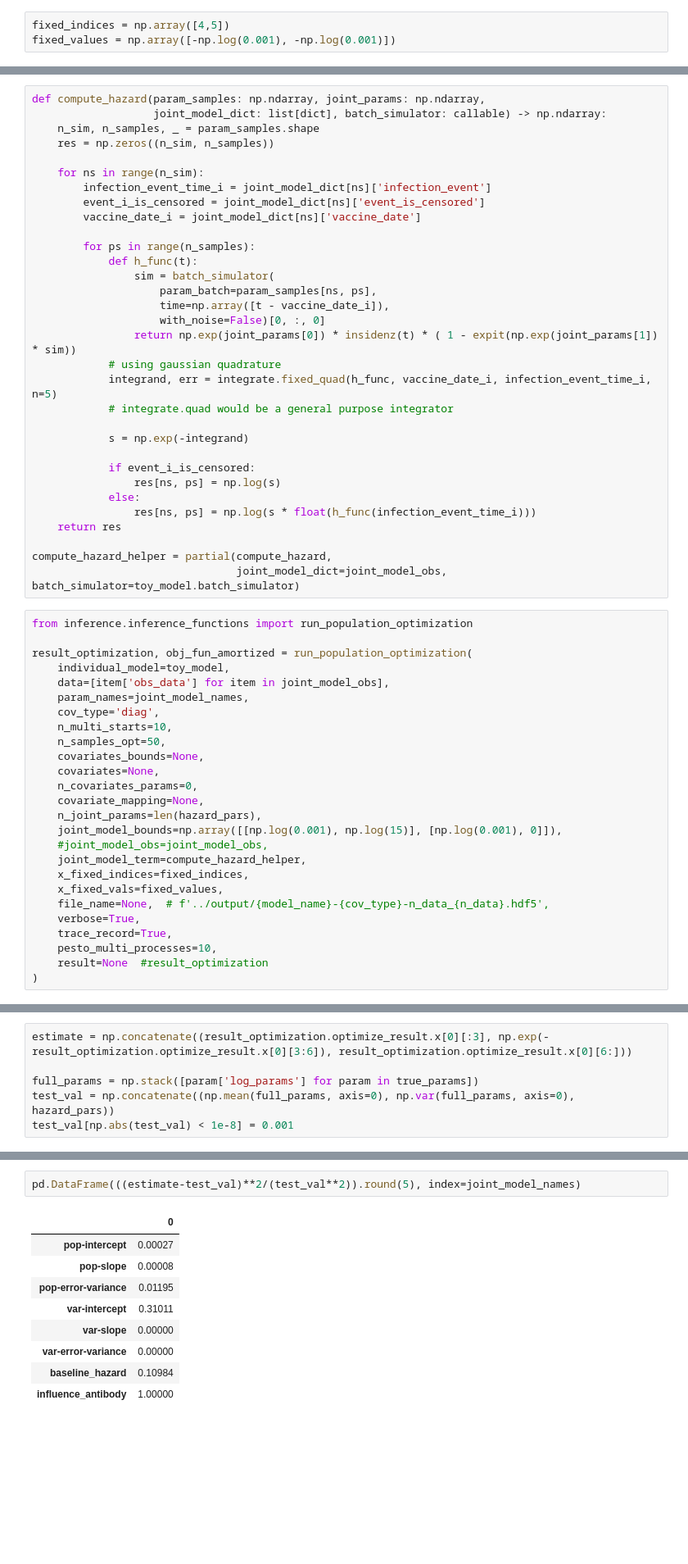
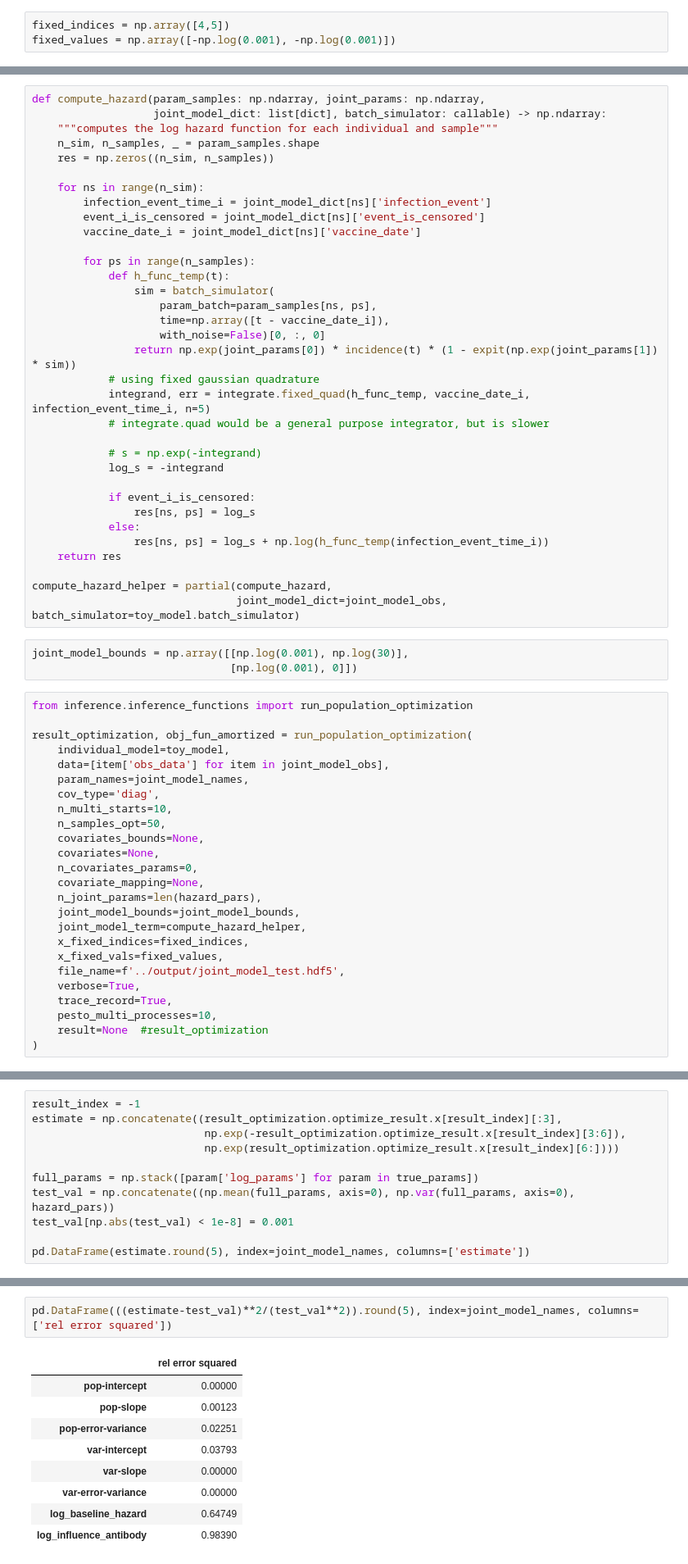
Before and after one commit to arrjon/Amortized-NLME-Models, a Jupyter notebook: Experiments/Amortized Joint Model.ipynb, the cells around one changed output, grey strips where cells are left out. Shown: that part at 82% size. Cells and saved outputs as stored; diff of their text form; blank space fills up the shorter version.

```diff
--- a/Experiments/Amortized Joint Model.ipynb
+++ b/Experiments/Amortized Joint Model.ipynb
@@ -269,6 +315,7 @@ def log_hazard_term(evet_time_i, event_i_is_censored, hazard_pars, log_mixed_par
 # %%
 def compute_hazard(param_samples: np.ndarray, joint_params: np.ndarray,
                    joint_model_dict: list[dict], batch_simulator: callable) -> np.ndarray:
+    """computes the log hazard function for each individual and sample"""
     n_sim, n_samples, _ = param_samples.shape
     res = np.zeros((n_sim, n_samples))
 
@@ -278,26 +325,30 @@ def compute_hazard(param_samples: np.ndarray, joint_params: np.ndarray,
         vaccine_date_i = joint_model_dict[ns]['vaccine_date']
 
         for ps in range(n_samples):
-            def h_func(t):
+            def h_func_temp(t):
                 sim = batch_simulator(
                     param_batch=param_samples[ns, ps],
                     time=np.array([t - vaccine_date_i]),
                     with_noise=False)[0, :, 0]
-                return np.exp(joint_params[0]) * insidenz(t) * ( 1 - expit(np.exp(joint_params[1]) * sim))
-            # using gaussian quadrature
-            integrand, err = integrate.fixed_quad(h_func, vaccine_date_i, infection_event_time_i, n=5)
-            # integrate.quad would be a general purpose integrator
+                return np.exp(joint_params[0]) * incidence(t) * (1 - expit(np.exp(joint_params[1]) * sim))
+            # using fixed gaussian quadrature
+            integrand, err = integrate.fixed_quad(h_func_temp, vaccine_date_i, infection_event_time_i, n=5)
+            # integrate.quad would be a general purpose integrator, but is slower
 
-            s = np.exp(-integrand)
+            # s = np.exp(-integrand)
+            log_s = -integrand
 
             if event_i_is_censored:
-                res[ns, ps] = np.log(s)
+                res[ns, ps] = log_s
             else:
-                res[ns, ps] = np.log(s * float(h_func(infection_event_time_i)))
+                res[ns, ps] = log_s + np.log(h_func_temp(infection_event_time_i))
     return res
 
 compute_hazard_helper = partial(compute_hazard,
                                 joint_model_dict=joint_model_obs, batch_simulator=toy_model.batch_simulator)
+# %%
+joint_model_bounds = np.array([[np.log(0.001), np.log(30)],
+                               [np.log(0.001), 0]])
 # %%
 from inference.inference_functions import run_population_optimization
 
@@ -313,12 +364,11 @@ result_optimization, obj_fun_amortized = run_population_optimization(
     n_covariates_params=0,
     covariate_mapping=None,
     n_joint_params=len(hazard_pars),
-    joint_model_bounds=np.array([[np.log(0.001), np.log(15)], [np.log(0.001), 0]]),
-    #joint_model_obs=joint_model_obs,
+    joint_model_bounds=joint_model_bounds,
     joint_model_term=compute_hazard_helper,
     x_fixed_indices=fixed_indices,
     x_fixed_vals=fixed_values,
-    file_name=None,  # f'../output/{model_name}-{cov_type}-n_data_{n_data}.hdf5',
+    file_name=f'../output/joint_model_test.hdf5',
     verbose=True,
     trace_record=True,
     pesto_multi_processes=10,
@@ -349,6 +399,11 @@ Warning: The median error estimate is large (0.9497916848568166). Consider incre
 # %%
-estimate = np.concatenate((result_optimization.optimize_result.x[0][:3], np.exp(-result_optimization.optimize_result.x[0][3:6]), result_optimization.optimize_result.x[0][6:]))
+result_index = -1
+estimate = np.concatenate((result_optimization.optimize_result.x[result_index][:3],
+                           np.exp(-result_optimization.optimize_result.x[result_index][3:6]),
+                           np.exp(result_optimization.optimize_result.x[result_index][6:])))
 
 full_params = np.stack([param['log_params'] for param in true_params])
 test_val = np.concatenate((np.mean(full_params, axis=0), np.var(full_params, axis=0), hazard_pars))
 test_val[np.abs(test_val) < 1e-8] = 0.001
+
+pd.DataFrame(estimate.round(5), index=joint_model_names, columns=['estimate'])
@@ -367,12 +420,12 @@ pd.DataFrame(estimate.round(5), index=joint_model_names)
 # %%
-pd.DataFrame(((estimate-test_val)**2/(test_val**2)).round(5), index=joint_model_names)
+pd.DataFrame(((estimate-test_val)**2/(test_val**2)).round(5), index=joint_model_names, columns=['rel error squared'])
 # %% [output]
-|  | 0 |
-| pop-intercept | 0.00027 |
-| pop-slope | 0.00008 |
-| pop-error-variance | 0.01195 |
-| var-intercept | 0.31011 |
+|  | rel error squared |
+| pop-intercept | 0.00000 |
+| pop-slope | 0.00123 |
+| pop-error-variance | 0.02251 |
+| var-intercept | 0.03793 |
 | var-slope | 0.00000 |
 | var-error-variance | 0.00000 |
-| baseline_hazard | 0.10984 |
-| influence_antibody | 1.00000 |
+| log_baseline_hazard | 0.64749 |
+| log_influence_antibody | 0.98390 |
```
Also changed, not shown: parts of 33 cells of this notebook, 4 other files.
